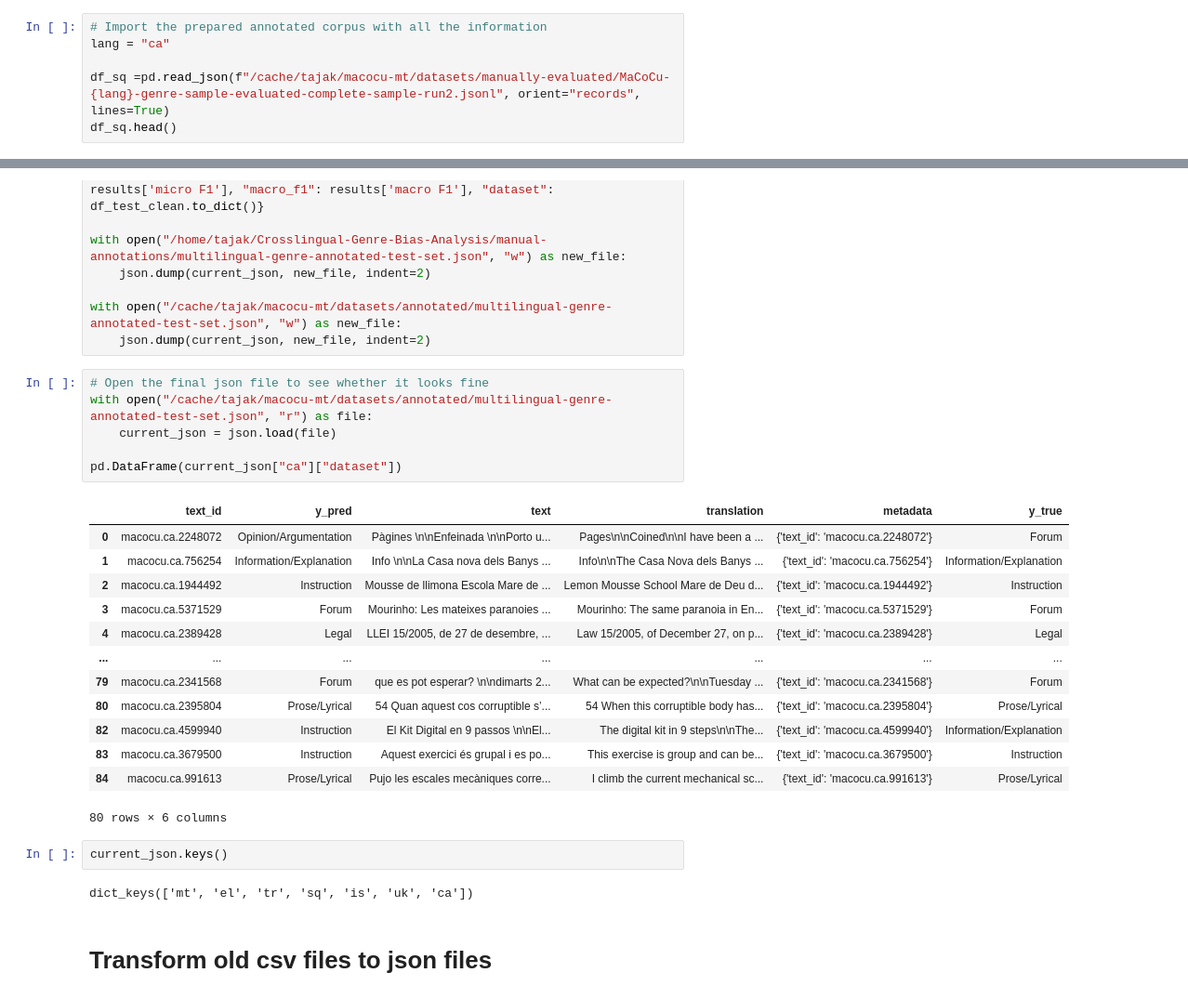
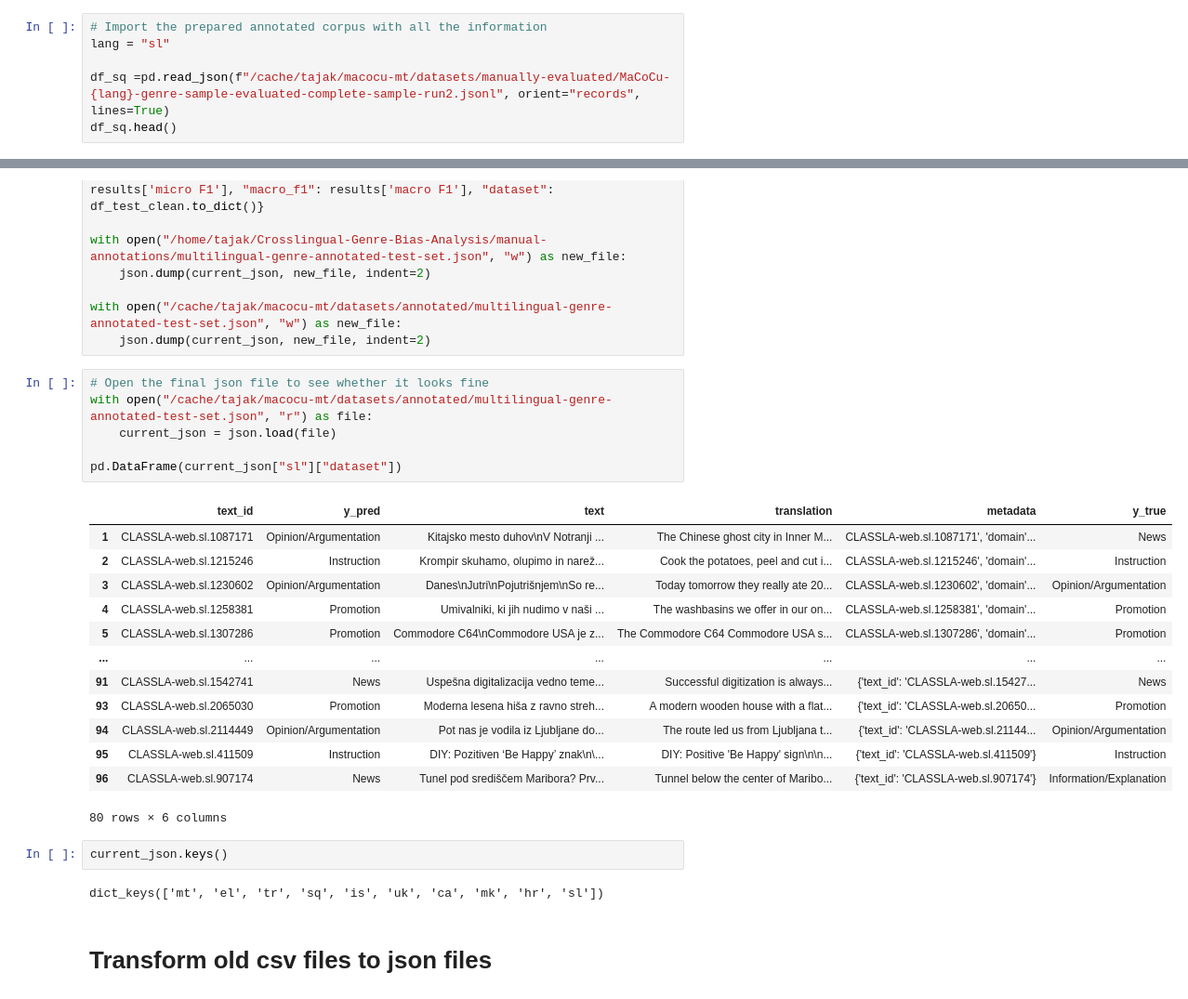
Before and after one commit to TajaKuzman/Crosslingual-Genre-Bias-Analysis, a Jupyter notebook: evaluation-of-annotation.ipynb, the cells around one changed output, grey strips where cells are left out. Shown: that part at 93% size. Drawn from its saved outputs; the diff is of its cells as text.

```diff
--- a/evaluation-of-annotation.ipynb
+++ b/evaluation-of-annotation.ipynb
@@ -265,7 +273,7 @@ df_sq.to_json(f"/home/tajak/Crosslingual-Genre-Bias-Analysis/manual-annotations/
 ## Analyze the results
 # %%
 # Import the prepared annotated corpus with all the information
-lang = "ca"
+lang = "sl"
 
 df_sq =pd.read_json(f"/cache/tajak/macocu-mt/datasets/manually-evaluated/MaCoCu-{lang}-genre-sample-evaluated-complete-sample-run2.jsonl", orient="records", lines=True)
 df_sq.head()
@@ -377,27 +385,27 @@ with open("/cache/tajak/macocu-mt/datasets/annotated/multilingual-genre-annotate
 # %%
 # Open the final json file to see whether it looks fine
 with open("/cache/tajak/macocu-mt/datasets/annotated/multilingual-genre-annotated-test-set.json", "r") as file:
 	current_json = json.load(file)
 
-pd.DataFrame(current_json["ca"]["dataset"])
+pd.DataFrame(current_json["sl"]["dataset"])
 # %% [output]
 |  | text_id | y_pred | text | translation | metadata | y_true |
-| 0 | macocu.ca.2248072 | Opinion/Argumentation | Pàgines \n\nEnfeinada \n\nPorto u... | Pages\n\nCoined\n\nI have been a ... | {'text_id': 'macocu.ca.2248072'} | Forum |
-| 1 | macocu.ca.756254 | Information/Explanation | Info \n\nLa Casa nova dels Banys ... | Info\n\nThe Casa Nova dels Banys ... | {'text_id': 'macocu.ca.756254'} | Information/Explanation |
-| 2 | macocu.ca.1944492 | Instruction | Mousse de llimona Escola Mare de ... | Lemon Mousse School Mare de Deu d... | {'text_id': 'macocu.ca.1944492'} | Instruction |
-| 3 | macocu.ca.5371529 | Forum | Mourinho: Les mateixes paranoies ... | Mourinho: The same paranoia in En... | {'text_id': 'macocu.ca.5371529'} | Forum |
-| 4 | macocu.ca.2389428 | Legal | LLEI 15/2005, de 27 de desembre, ... | Law 15/2005, of December 27, on p... | {'text_id': 'macocu.ca.2389428'} | Legal |
+| 1 | CLASSLA-web.sl.1087171 | Opinion/Argumentation | Kitajsko mesto duhov\nV Notranji ... | The Chinese ghost city in Inner M... | CLASSLA-web.sl.1087171', 'domain'... | News |
+| 2 | CLASSLA-web.sl.1215246 | Instruction | Krompir skuhamo, olupimo in narež... | Cook the potatoes, peel and cut i... | CLASSLA-web.sl.1215246', 'domain'... | Instruction |
+| 3 | CLASSLA-web.sl.1230602 | Opinion/Argumentation | Danes\nJutri\nPojutrišnjem\nSo re... | Today tomorrow they really ate 20... | CLASSLA-web.sl.1230602', 'domain'... | Opinion/Argumentation |
+| 4 | CLASSLA-web.sl.1258381 | Promotion | Umivalniki, ki jih nudimo v naši ... | The washbasins we offer in our on... | CLASSLA-web.sl.1258381', 'domain'... | Promotion |
+| 5 | CLASSLA-web.sl.1307286 | Promotion | Commodore C64\nCommodore USA je z... | The Commodore C64 Commodore USA s... | CLASSLA-web.sl.1307286', 'domain'... | Promotion |
 | ... | ... | ... | ... | ... | ... | ... |
-| 79 | macocu.ca.2341568 | Forum | que es pot esperar? \n\ndimarts 2... | What can be expected?\n\nTuesday ... | {'text_id': 'macocu.ca.2341568'} | Forum |
-| 80 | macocu.ca.2395804 | Prose/Lyrical | 54 Quan aquest cos corruptible s’... | 54 When this corruptible body has... | {'text_id': 'macocu.ca.2395804'} | Prose/Lyrical |
-| 82 | macocu.ca.4599940 | Instruction | El Kit Digital en 9 passos \n\nEl... | The digital kit in 9 steps\n\nThe... | {'text_id': 'macocu.ca.4599940'} | Information/Explanation |
-| 83 | macocu.ca.3679500 | Instruction | Aquest exercici és grupal i es po... | This exercise is group and can be... | {'text_id': 'macocu.ca.3679500'} | Instruction |
-| 84 | macocu.ca.991613 | Prose/Lyrical | Pujo les escales mecàniques corre... | I climb the current mechanical sc... | {'text_id': 'macocu.ca.991613'} | Prose/Lyrical |
+| 91 | CLASSLA-web.sl.1542741 | News | Uspešna digitalizacija vedno teme... | Successful digitization is always... | {'text_id': 'CLASSLA-web.sl.15427... | News |
+| 93 | CLASSLA-web.sl.2065030 | Promotion | Moderna lesena hiša z ravno streh... | A modern wooden house with a flat... | {'text_id': 'CLASSLA-web.sl.20650... | Promotion |
+| 94 | CLASSLA-web.sl.2114449 | Opinion/Argumentation | Pot nas je vodila iz Ljubljane do... | The route led us from Ljubljana t... | {'text_id': 'CLASSLA-web.sl.21144... | Opinion/Argumentation |
+| 95 | CLASSLA-web.sl.411509 | Instruction | DIY: Pozitiven ‘Be Happy’ znak\n\... | DIY: Positive 'Be Happy' sign\n\n... | {'text_id': 'CLASSLA-web.sl.411509'} | Instruction |
+| 96 | CLASSLA-web.sl.907174 | News | Tunel pod središčem Maribora? Prv... | Tunnel below the center of Maribo... | {'text_id': 'CLASSLA-web.sl.907174'} | Information/Explanation |
 80 rows × 6 columns
 # %%
 current_json.keys()
 # %% [output]
-dict_keys(['mt', 'el', 'tr', 'sq', 'is', 'uk', 'ca'])
+dict_keys(['mt', 'el', 'tr', 'sq', 'is', 'uk', 'ca', 'mk', 'hr', 'sl'])
 # %% [markdown]
 # Transform old csv files to json files
 # %%
```
Also changed, not shown: parts of 13 cells of this notebook, 18 other files.
